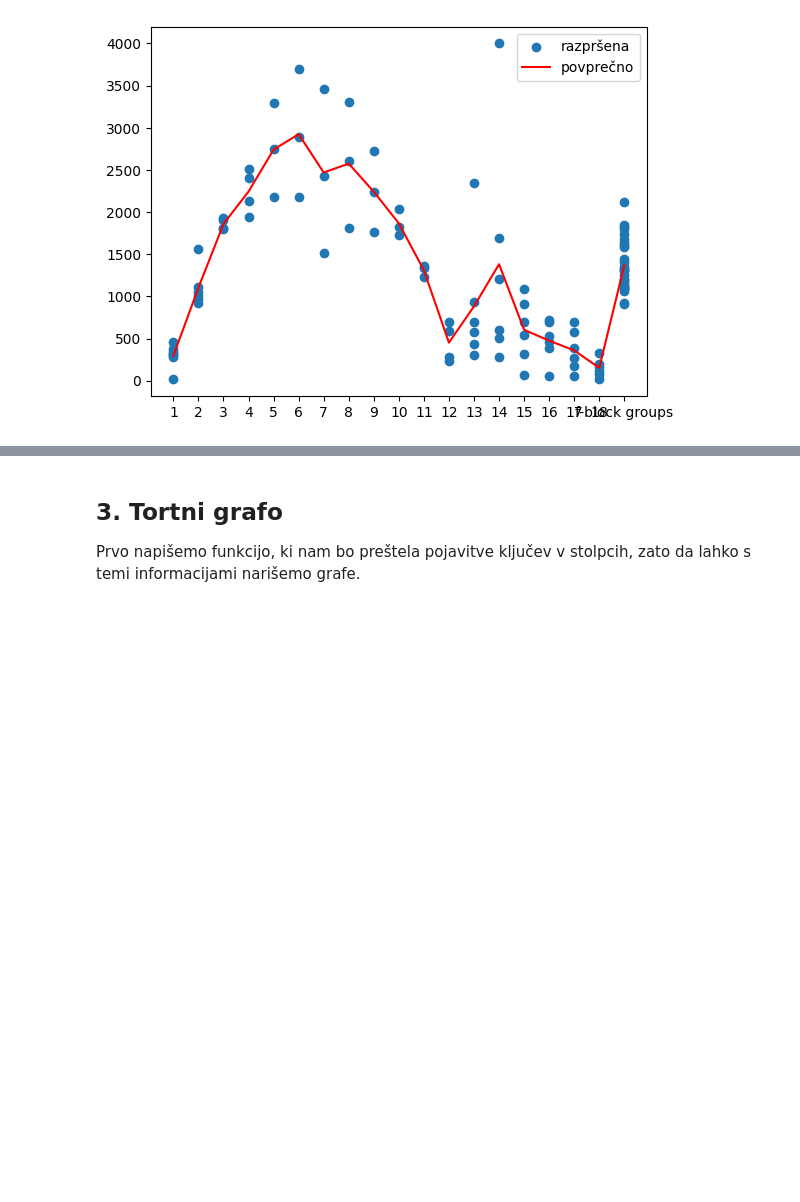
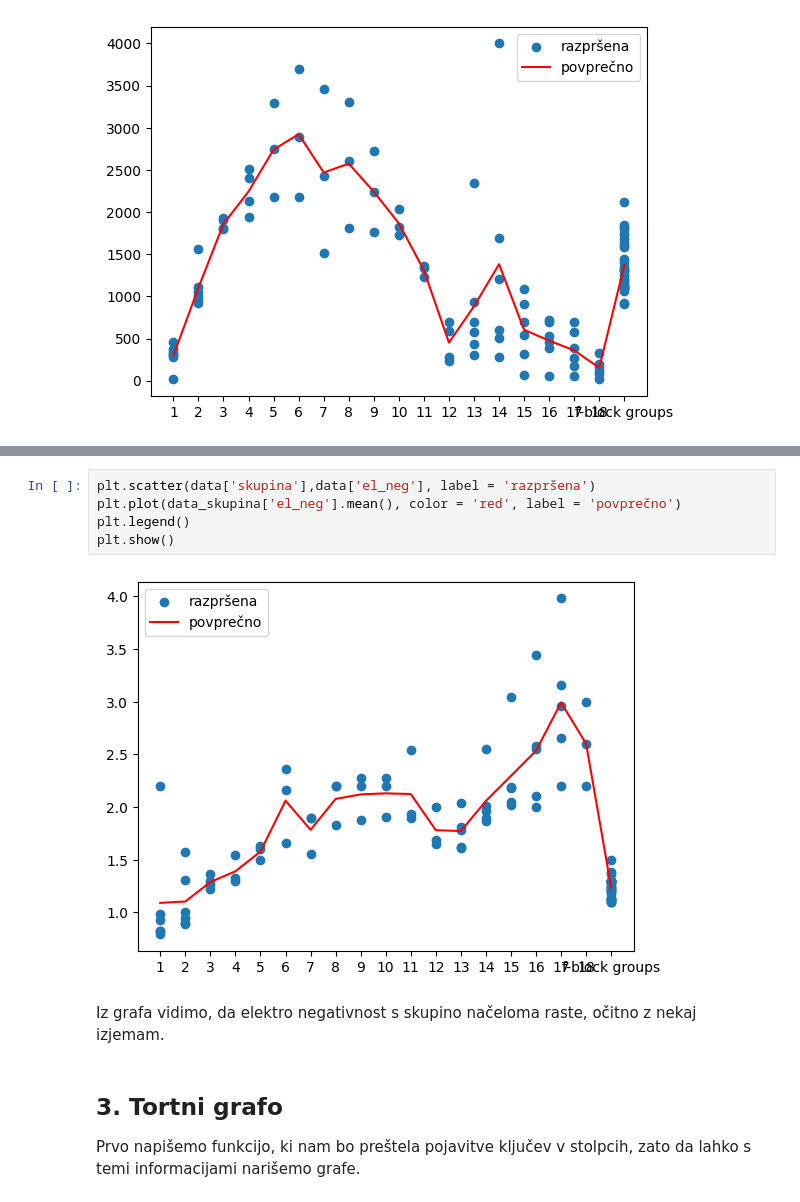
Before and after one commit to Filip-Vavtar/ProjektnaNaloga, a Jupyter notebook: analiza_podatkov.ipynb, the cells around one changed output, grey strips where cells are left out. Saved outputs shown, nothing was run; the diff lists cells and outputs as text; blank space fills up the shorter version.

```diff
--- a/analiza_podatkov.ipynb
+++ b/analiza_podatkov.ipynb
@@ -195,3 +223,12 @@ plt.show()
+# %%
+plt.scatter(data['skupina'],data['el_neg'], label = 'razpršena')
+plt.plot(data_skupina['el_neg'].mean(), color = 'red', label = 'povprečno')
+plt.legend()
+plt.show()
+# %% [output]
+[figure, added]
+# %% [markdown]
+Iz grafa vidimo, da elektro negativnost s skupino načeloma raste, očitno z nekaj izjemam.
 # %% [markdown]
 ## 3. Tortni grafo
 
```
Also changed, not shown: parts of 7 cells of this notebook, 1 other file.
